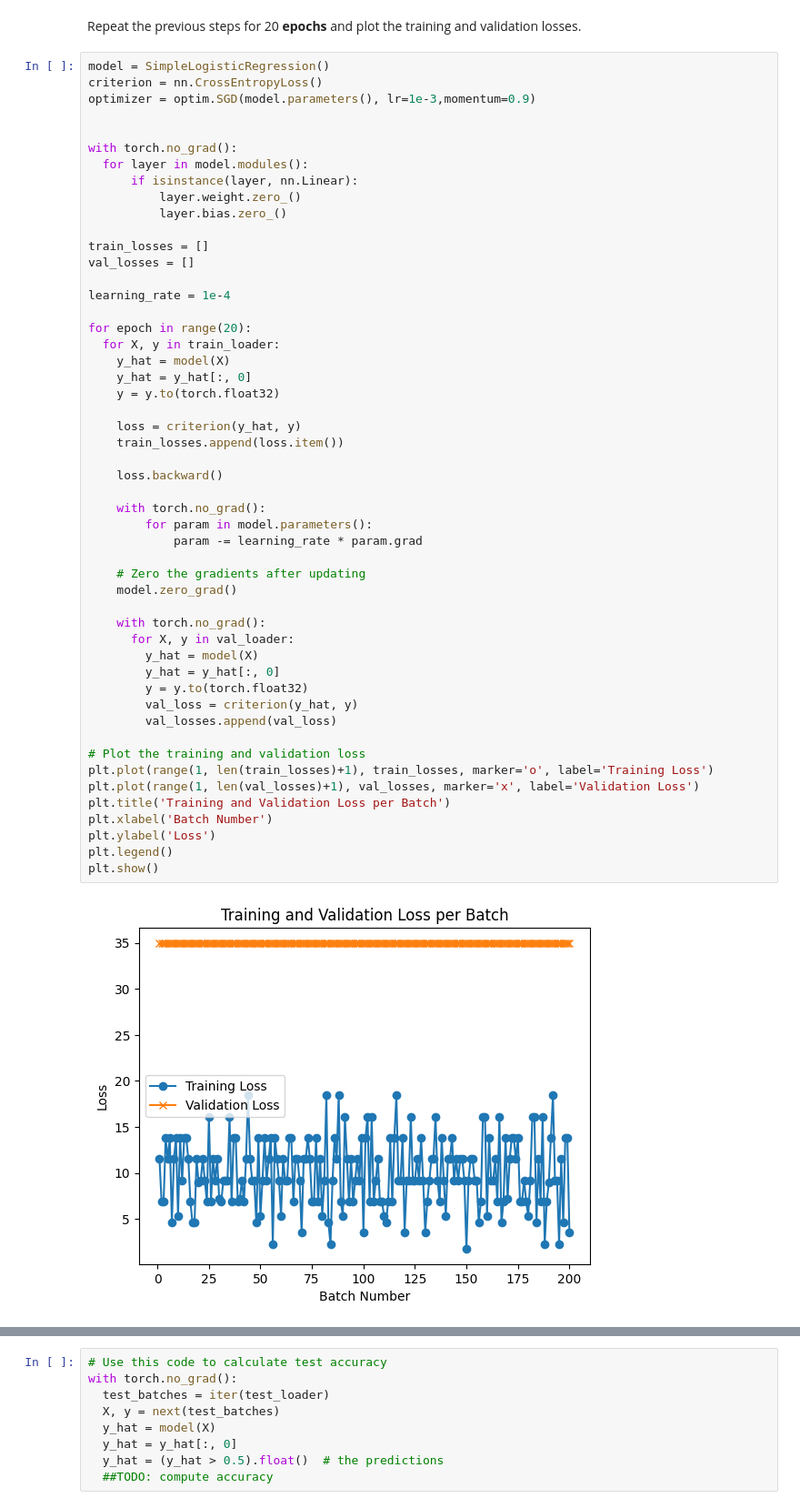
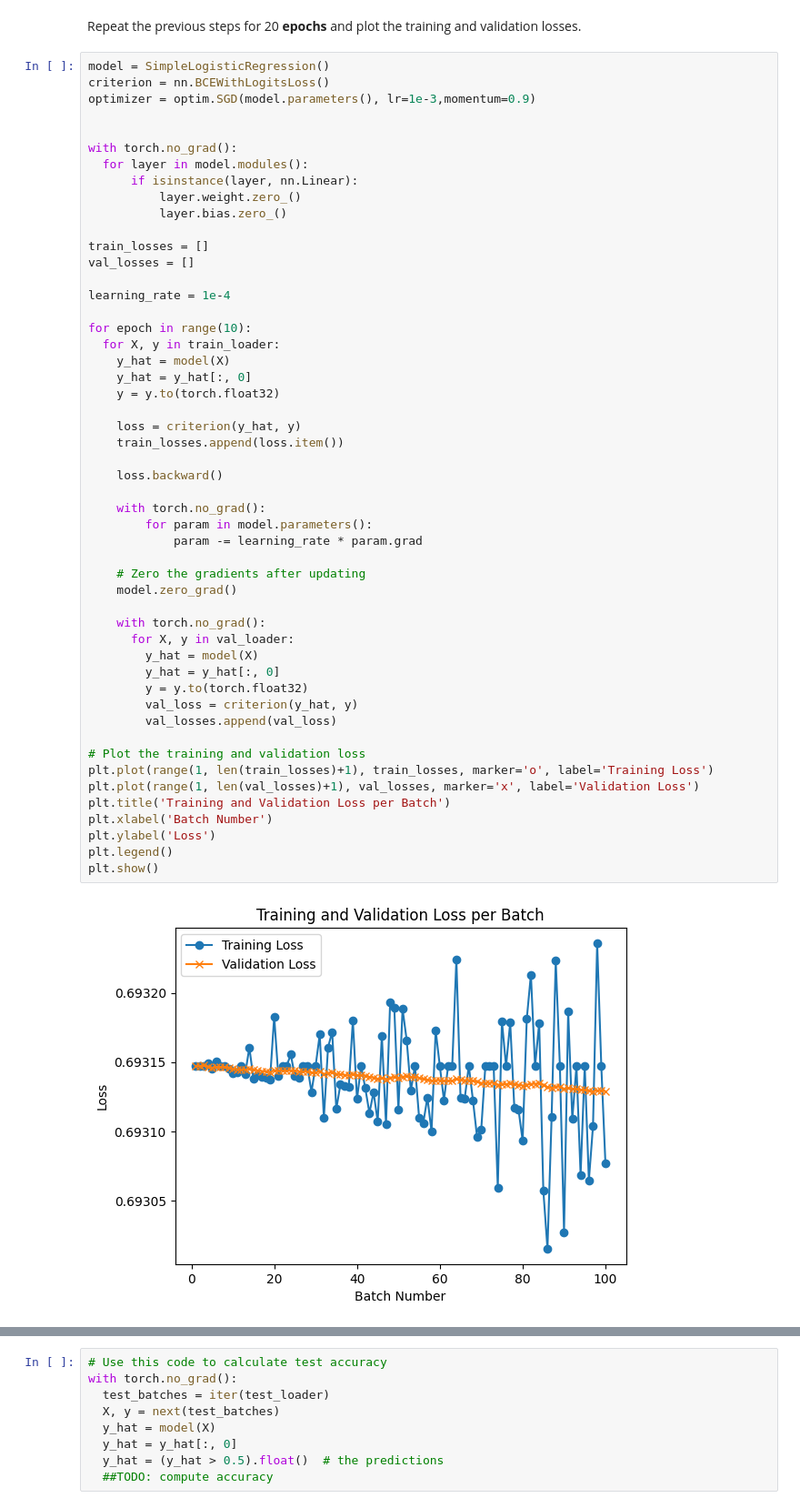
Before and after one commit to Tan-witya/stat, a Jupyter notebook: Lab09_Neural_Networks.ipynb, the cells around one changed output, grey strips where cells are left out. Shown at 91% size. Saved outputs shown, nothing was run; the diff lists cells and outputs as text.

```diff
--- a/Lab09_Neural_Networks.ipynb
+++ b/Lab09_Neural_Networks.ipynb
@@ -210,7 +210,7 @@ print(val_losses)
 Repeat the previous steps for 20 **epochs** and plot the training and validation losses.
 # %%
 model = SimpleLogisticRegression()
-criterion = nn.CrossEntropyLoss()
+criterion = nn.BCEWithLogitsLoss()
 optimizer = optim.SGD(model.parameters(), lr=1e-3,momentum=0.9)
 
 
@@ -225,7 +225,7 @@ val_losses = []
 
 learning_rate = 1e-4
 
-for epoch in range(20):
+for epoch in range(10):
   for X, y in train_loader:
     y_hat = model(X)
     y_hat = y_hat[:, 0]
@@ -233,34 +233,34 @@ for epoch in range(20):
 
     loss = criterion(y_hat, y)
     train_losses.append(loss.item())
 
     loss.backward()
 
     with torch.no_grad():
         for param in model.parameters():
             param -= learning_rate * param.grad
 
     # Zero the gradients after updating
     model.zero_grad()
 
     with torch.no_grad():
       for X, y in val_loader:
         y_hat = model(X)
         y_hat = y_hat[:, 0]
         y = y.to(torch.float32)
         val_loss = criterion(y_hat, y)
         val_losses.append(val_loss)
 
 # Plot the training and validation loss
 plt.plot(range(1, len(train_losses)+1), train_losses, marker='o', label='Training Loss')
 plt.plot(range(1, len(val_losses)+1), val_losses, marker='x', label='Validation Loss')
 plt.title('Training and Validation Loss per Batch')
 plt.xlabel('Batch Number')
 plt.ylabel('Loss')
 plt.legend()
 plt.show()
 # %% [output]
-[figure, old version]
+[figure, new version]
 # %% [markdown]
 # Exercise
 
```
Also changed, not shown: parts of 11 cells of this notebook.
